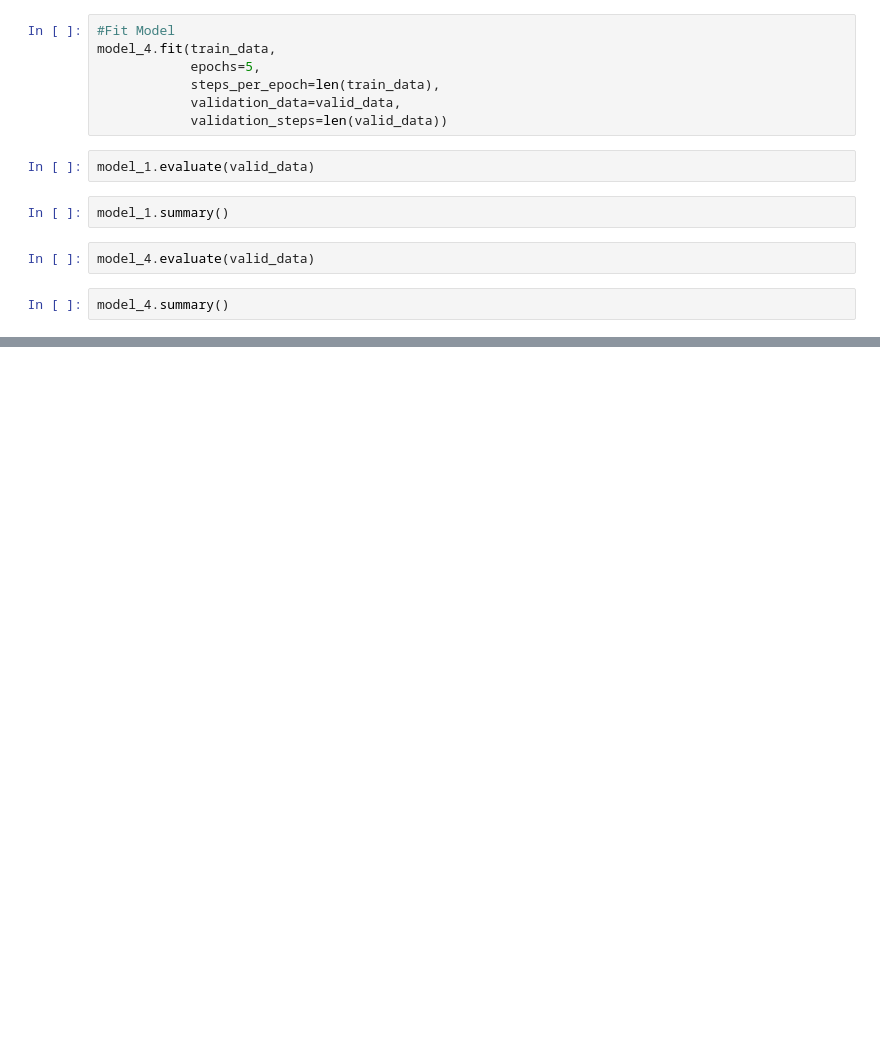
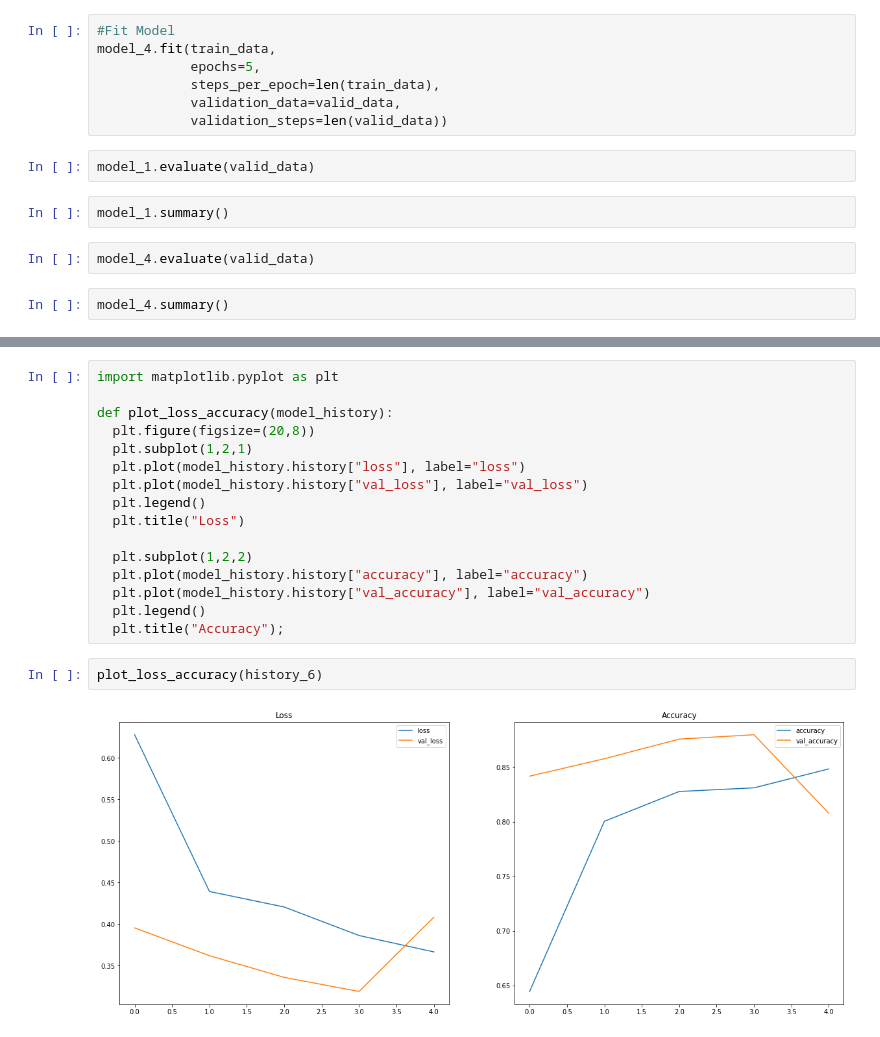
Before and after one commit to SecureGitWire/GoogleCollabeTensorflowDev, a Jupyter notebook: ConvolutionalNeuralNetworks.ipynb, the cells around one changed output, grey strips where cells are left out. Saved outputs shown, nothing was run; the diff lists cells and outputs as text; blank space fills up the shorter version.

```diff
--- a/ConvolutionalNeuralNetworks.ipynb
+++ b/ConvolutionalNeuralNetworks.ipynb
@@ -789,0 +1014,20 @@ from tensorflow.keras.layers import Dense, Flatten, Activations
+# %%
+import matplotlib.pyplot as plt
+
+def plot_loss_accuracy(model_history):
+  plt.figure(figsize=(20,8))
+  plt.subplot(1,2,1)
+  plt.plot(model_history.history["loss"], label="loss")
+  plt.plot(model_history.history["val_loss"], label="val_loss")
+  plt.legend()
+  plt.title("Loss")
+
+  plt.subplot(1,2,2)
+  plt.plot(model_history.history["accuracy"], label="accuracy")
+  plt.plot(model_history.history["val_accuracy"], label="val_accuracy")
+  plt.legend()
+  plt.title("Accuracy");
+# %%
+plot_loss_accuracy(history_6)
+# %% [output]
+[figure, added]
```
Also changed, not shown: parts of 33 cells of this notebook.
